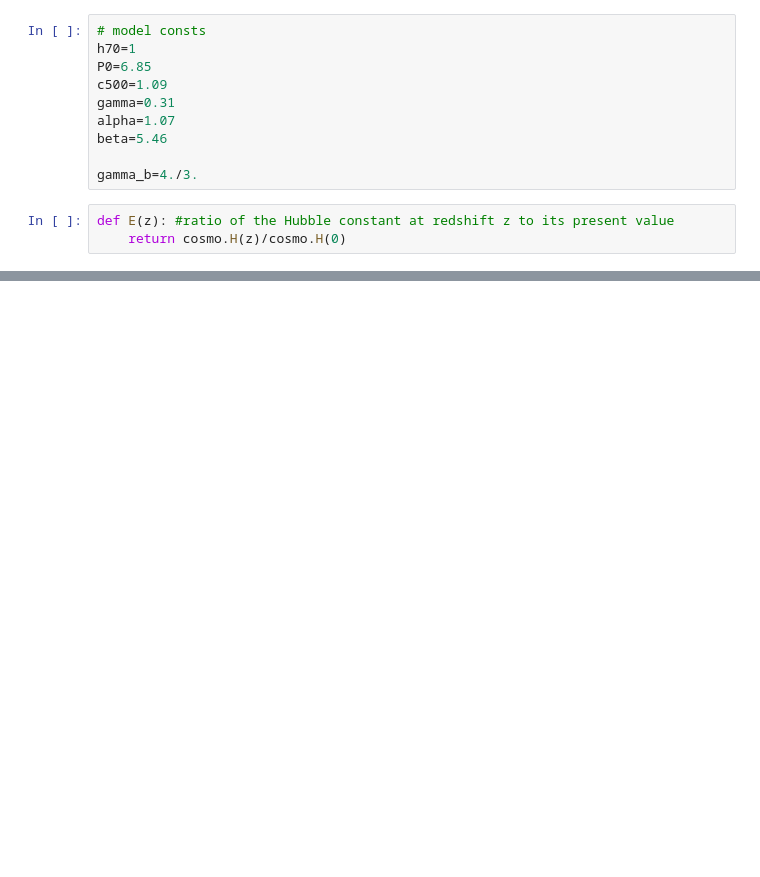
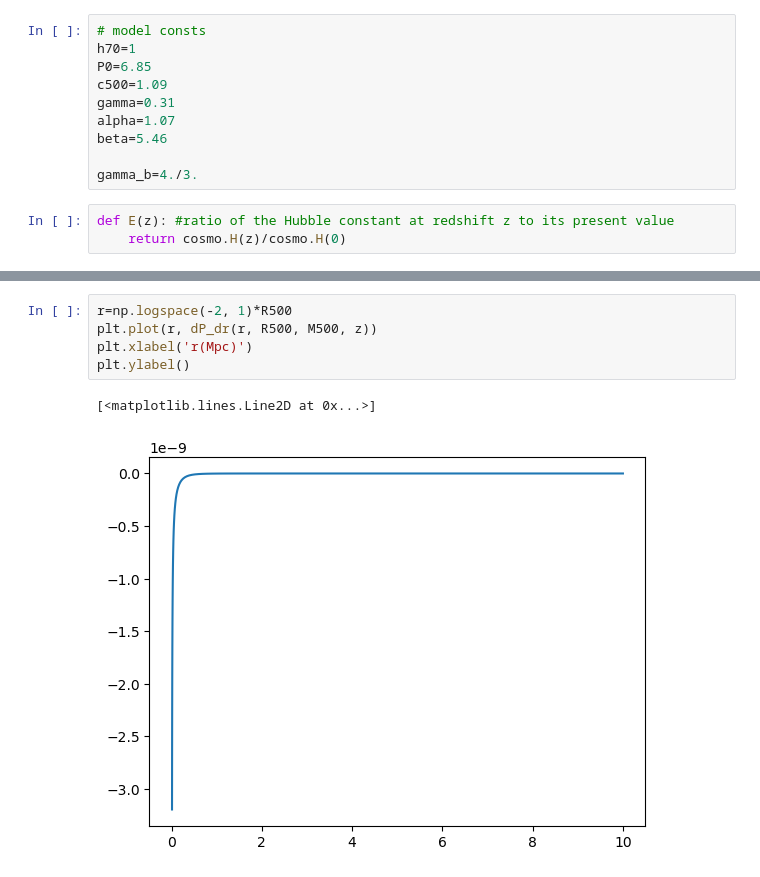
Before and after one commit to eleanorstuart/thermo-idm, a Jupyter notebook: Iqbal_AGN_heating.ipynb, the cells around one changed output, grey strips where cells are left out. Drawn from its saved outputs; the diff is of its cells as text; blank space fills up the shorter version.

```diff
--- a/Iqbal_AGN_heating.ipynb
+++ b/Iqbal_AGN_heating.ipynb
@@ -43,0 +57,8 @@ Text(0, 0.5, 'Pg (erg/cm3)')
+# %%
+r=np.logspace(-2, 1)*R500
+plt.plot(r, dP_dr(r, R500, M500, z))
+plt.xlabel('r(Mpc)')
+plt.ylabel()
+# %% [output]
+[<matplotlib.lines.Line2D at 0x...>]
+[figure, added]
```
Also changed, not shown: parts of 21 cells of this notebook.
